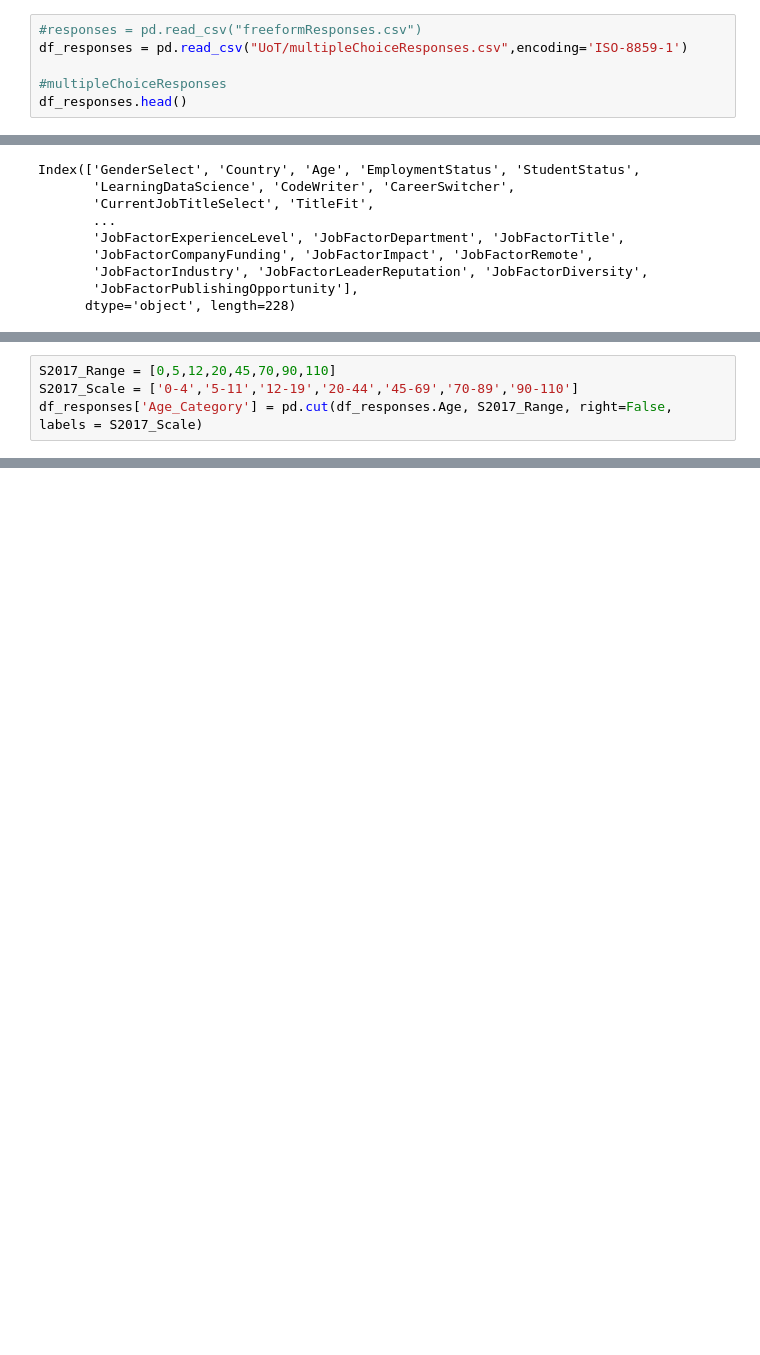
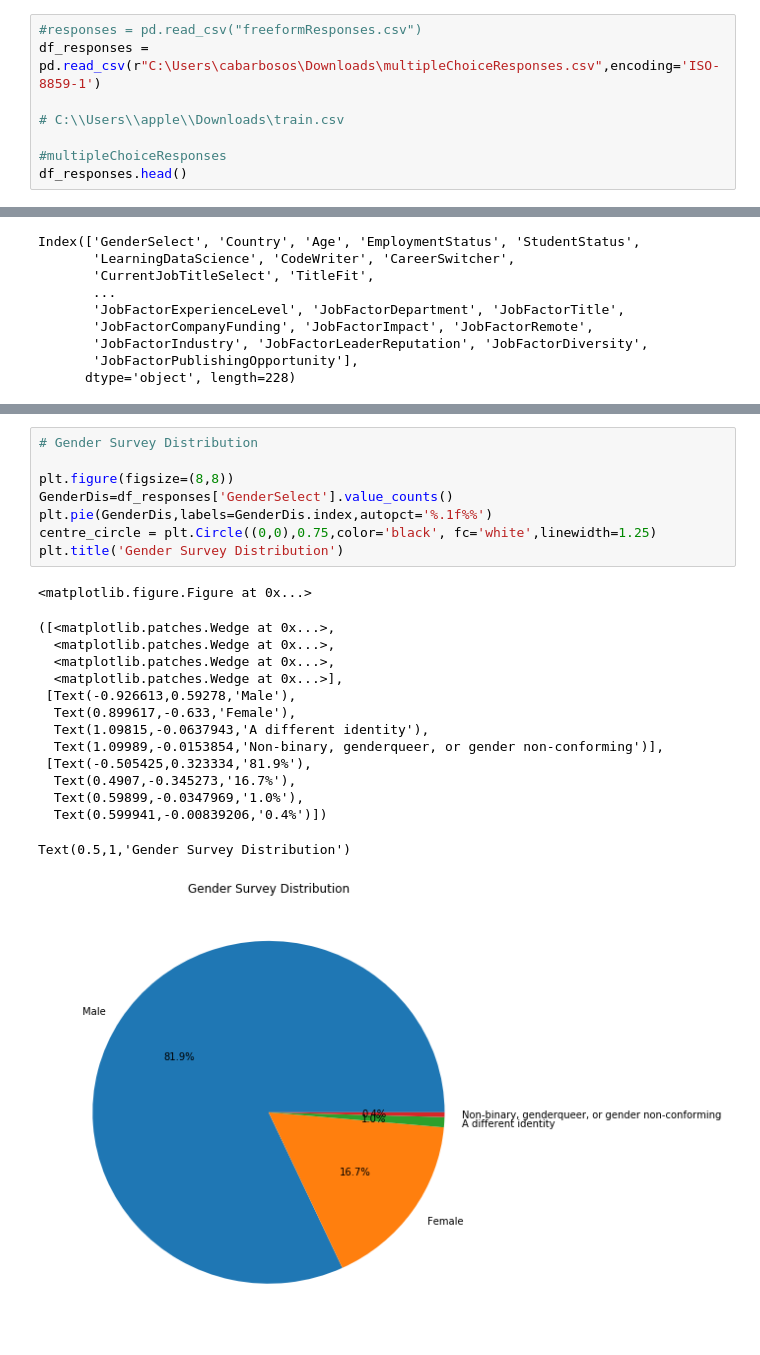
Before and after one commit to albertsaave/3250-term-project, a Jupyter notebook: TeamProjectOsmedo.ipynb, the cells around one changed output, grey strips where cells are left out. Cells and saved outputs as stored; diff of their text form; blank space fills up the shorter version.

```diff
--- a/TeamProjectOsmedo.ipynb
+++ b/TeamProjectOsmedo.ipynb
@@ -23,6 +21,8 @@ Populating the interactive namespace from numpy and matplotlib
 # %%
 #responses = pd.read_csv("freeformResponses.csv")
-df_responses = pd.read_csv("UoT/multipleChoiceResponses.csv",encoding='ISO-8859-1')
+df_responses = pd.read_csv(r"C:\Users\cabarbosos\Downloads\multipleChoiceResponses.csv",encoding='ISO-8859-1')
+
+# C:\\Users\\apple\\Downloads\train.csv
 
 #multipleChoiceResponses
 df_responses.head()
@@ -380,4 +176,0 @@ pd.crosstab(df_responses['Country'],df_responses['CareerSwitcher'],margins=True)
-# %%
-S2017_Range = [0,5,12,20,45,70,90,110]
-S2017_Scale = ['0-4','5-11','12-19','20-44','45-69','70-89','90-110']
-df_responses['Age_Category'] = pd.cut(df_responses.Age, S2017_Range, right=False, labels = S2017_Scale)
@@ -423,0 +177,24 @@ pd.crosstab(df_responses['LanguageRecommendationSelect'],df_responses['GenderSel
+# %%
+# Gender Survey Distribution
+
+plt.figure(figsize=(8,8))
+GenderDis=df_responses['GenderSelect'].value_counts()
+plt.pie(GenderDis,labels=GenderDis.index,autopct='%.1f%%')
+centre_circle = plt.Circle((0,0),0.75,color='black', fc='white',linewidth=1.25)
+plt.title('Gender Survey Distribution')
+# %% [output]
+<matplotlib.figure.Figure at 0x...>
+([<matplotlib.patches.Wedge at 0x...>,
+  <matplotlib.patches.Wedge at 0x...>,
+  <matplotlib.patches.Wedge at 0x...>,
+  <matplotlib.patches.Wedge at 0x...>],
+ [Text(-0.926613,0.59278,'Male'),
+  Text(0.899617,-0.633,'Female'),
+  Text(1.09815,-0.0637943,'A different identity'),
+  Text(1.09989,-0.0153854,'Non-binary, genderqueer, or gender non-conforming')],
+ [Text(-0.505425,0.323334,'81.9%'),
+  Text(0.4907,-0.345273,'16.7%'),
+  Text(0.59899,-0.0347969,'1.0%'),
+  Text(0.599941,-0.00839206,'0.4%')])
+Text(0.5,1,'Gender Survey Distribution')
+[figure, added]
```
Also changed, not shown: parts of 52 cells of this notebook.
